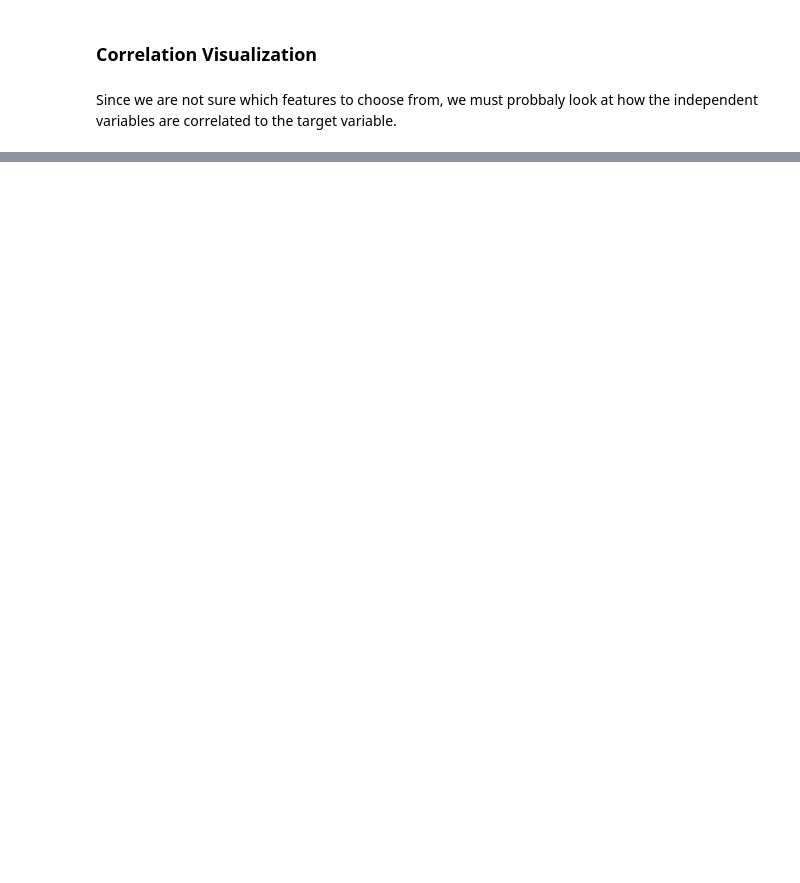
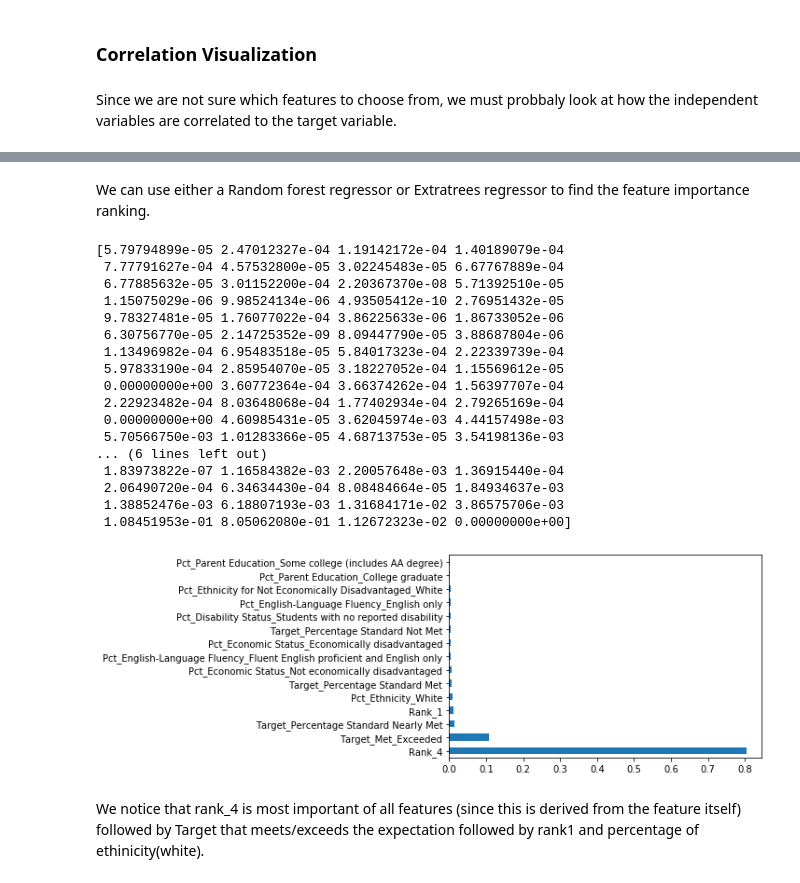
Before and after one commit to HariniJ09/Springboard, a Jupyter notebook: capstone_projects/Education/src/Exploratory Data Analysis.ipynb, the cells around one changed output, grey strips where cells are left out. Drawn from its saved outputs; the diff is of its cells as text; code cells hidden in the pictures; blank space fills up the shorter version.

```diff
--- a/capstone_projects/Education/src/Exploratory Data Analysis.ipynb
+++ b/capstone_projects/Education/src/Exploratory Data Analysis.ipynb
@@ -375,0 +412,32 @@ Since we are not sure which features to choose from, we must probbaly look at ho
+# %% [markdown]
+We can use either a Random forest regressor or Extratrees regressor to find the feature importance ranking.
+# %%
+from sklearn.ensemble import ExtraTreesRegressor
+
+model = ExtraTreesRegressor(n_estimators=100)
+model.fit(X,y)
+print(model.feature_importances_)
+feat_importances = pd.Series(model.feature_importances_, index=X.columns)
+feat_importances.nlargest(15).plot(kind='barh')
+plt.show()
+# %% [output]
+[5.79794899e-05 2.47012327e-04 1.19142172e-04 1.40189079e-04
+ 7.77791627e-04 4.57532800e-05 3.02245483e-05 6.67767889e-04
+ 6.77885632e-05 3.01152200e-04 2.20367370e-08 5.71392510e-05
+ 1.15075029e-06 9.98524134e-06 4.93505412e-10 2.76951432e-05
+ 9.78327481e-05 1.76077022e-04 3.86225633e-06 1.86733052e-06
+ 6.30756770e-05 2.14725352e-09 8.09447790e-05 3.88687804e-06
+ 1.13496982e-04 6.95483518e-05 5.84017323e-04 2.22339739e-04
+ 5.97833190e-04 2.85954070e-05 3.18227052e-04 1.15569612e-05
+ 0.00000000e+00 3.60772364e-04 3.66374262e-04 1.56397707e-04
+ 2.22923482e-04 8.03648068e-04 1.77402934e-04 2.79265169e-04
+ 0.00000000e+00 4.60985431e-05 3.62045974e-03 4.44157498e-03
+ 5.70566750e-03 1.01283366e-05 4.68713753e-05 3.54198136e-03
+... (6 lines left out)
+ 1.83973822e-07 1.16584382e-03 2.20057648e-03 1.36915440e-04
+ 2.06490720e-04 6.34634430e-04 8.08484664e-05 1.84934637e-03
+ 1.38852476e-03 6.18807193e-03 1.31684171e-02 3.86575706e-03
+ 1.08451953e-01 8.05062080e-01 1.12672323e-02 0.00000000e+00]
+[figure, added]
+# %% [markdown]
+We notice that rank_4 is most important of all features (since this is derived from the feature itself) followed by Target that meets/exceeds the expectation followed by rank1 and percentage of ethinicity(white).
```
Also changed, not shown: parts of 15 cells of this notebook.
